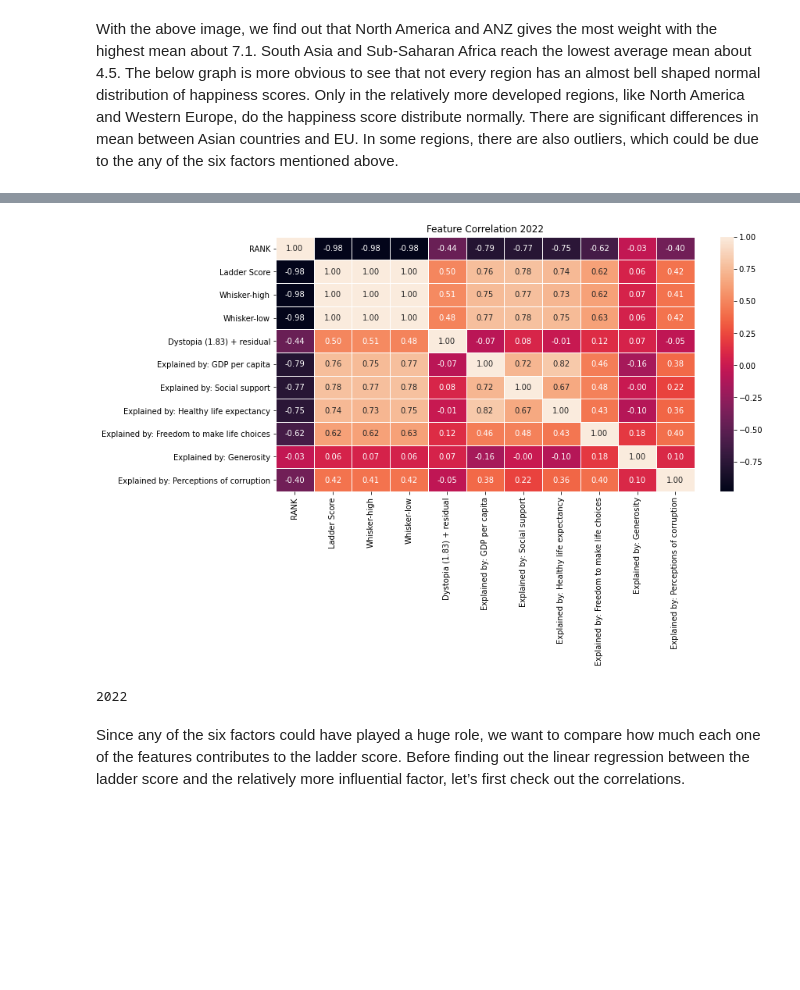
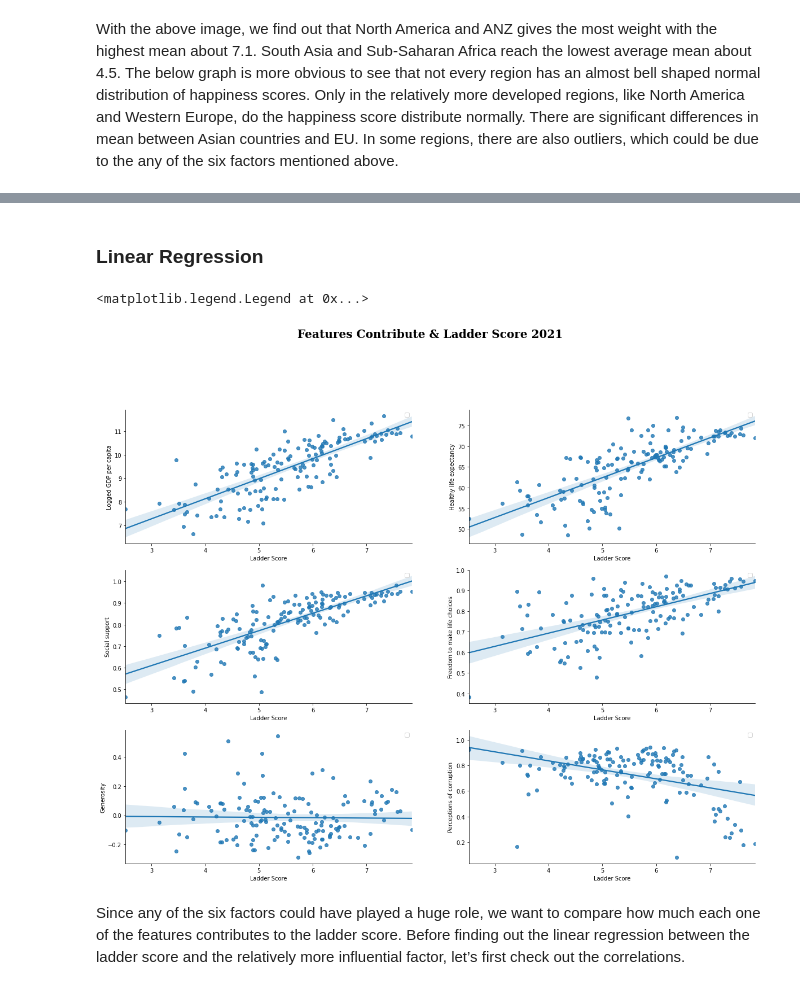
Before and after one commit to WilliamLu1999/Data-ML-Projects, a Jupyter notebook: world-happiness-data-and-statistical-analysis.ipynb, the cells around one changed output, grey strips where cells are left out. Drawn from its saved outputs; the diff is of its cells as text; code cells hidden in the pictures; blank space fills up the shorter version.

```diff
--- a/world-happiness-data-and-statistical-analysis.ipynb
+++ b/world-happiness-data-and-statistical-analysis.ipynb
@@ -294,14 +310,25 @@ plt.show()
-# %%
-plt.figure(figsize = (12, 6))
-sns.heatmap(data2022.corr(), annot = True, fmt = '.2f', linewidth = 0.7)
-plt.title("Feature Correlation 2022")
-plt.show()
-# %% [output]
-[figure, removed]
-# %%
-2022
-# %% [output]
-2022
+# %% [markdown]
+### Linear Regression
+# %%
+df=data2021[['Country', 'Region', 'Ladder Score',
+        'Logged GDP per capita', 'Social support', 'Healthy life expectancy',
+       'Freedom to make life choices', 'Generosity',
+       'Perceptions of corruption']]
+cols=df.corr()['Ladder Score'].sort_values(ascending=False)
+fig=plt.figure(figsize=(20,20))
+plt.suptitle("Features Contribute & Ladder Score 2021",family='Serif', weight='bold', size=20)
+j=0
+for i in cols.index[1:]:
+
+    ax=plt.subplot(421+j)
+    ax=sns.regplot(data=df, x='Ladder Score',y=i)
+    ax.legend('')
+    j=j+1
+
+plt.legend('')
+# %% [output]
+<matplotlib.legend.Legend at 0x...>
+[figure, added]
 # %% [markdown]
 Since any of the six factors could have played a huge role, we want to compare how much each one of the features contributes to the ladder score. Before finding out the linear regression between the ladder score
 and the relatively more influential factor, let’s first check out the correlations.
```
Also changed, not shown: parts of 40 cells of this notebook.
